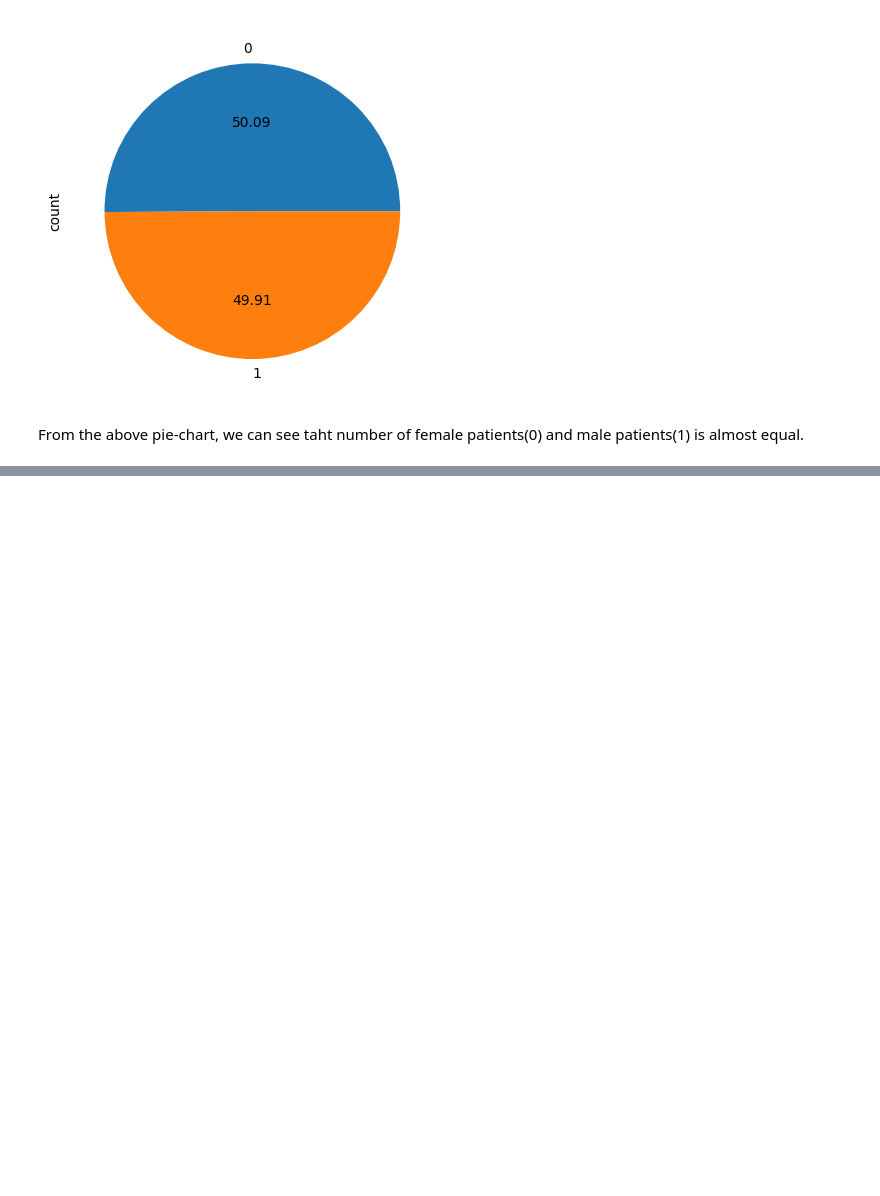
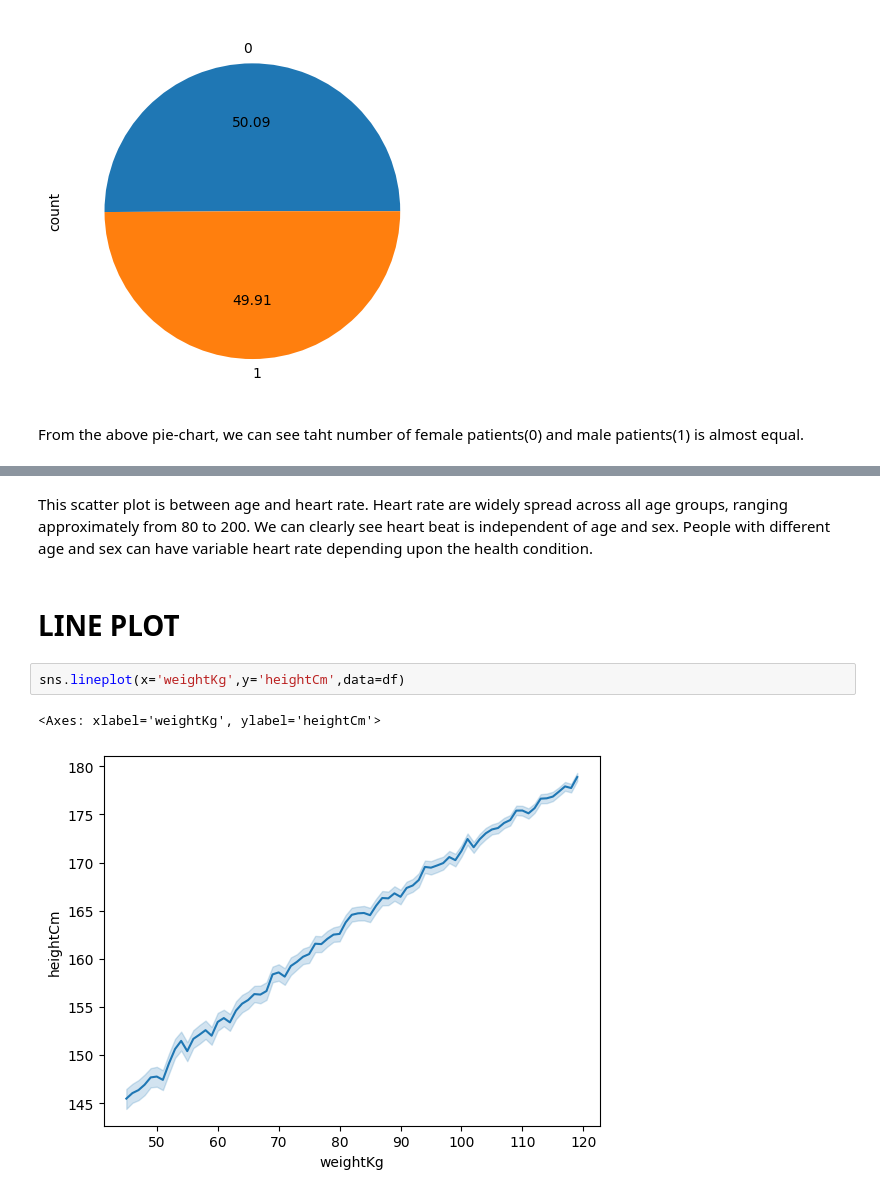
Before and after one commit to risabniranjan/Data-Science, a Jupyter notebook: data_visualization.ipynb, the cells around one changed output, grey strips where cells are left out. Cells and saved outputs as stored; diff of their text form; blank space fills up the shorter version.

```diff
--- a/data_visualization.ipynb
+++ b/data_visualization.ipynb
@@ -52,0 +69,9 @@ From the above pie-chart, we can see taht number of female patients(0) and male
+# %% [markdown]
+This scatter plot is between age and heart rate. Heart rate are widely spread across all age groups, ranging approximately from 80 to 200. We can clearly see heart beat is independent of age and sex. People with different age and sex can have variable heart rate depending upon the health condition.
+# %% [markdown]
+# LINE PLOT
+# %%
+sns.lineplot(x='weightKg',y='heightCm',data=df)
+# %% [output]
+<Axes: xlabel='weightKg', ylabel='heightCm'>
+[figure, added]
```
Also changed, not shown: parts of 15 cells of this notebook.
